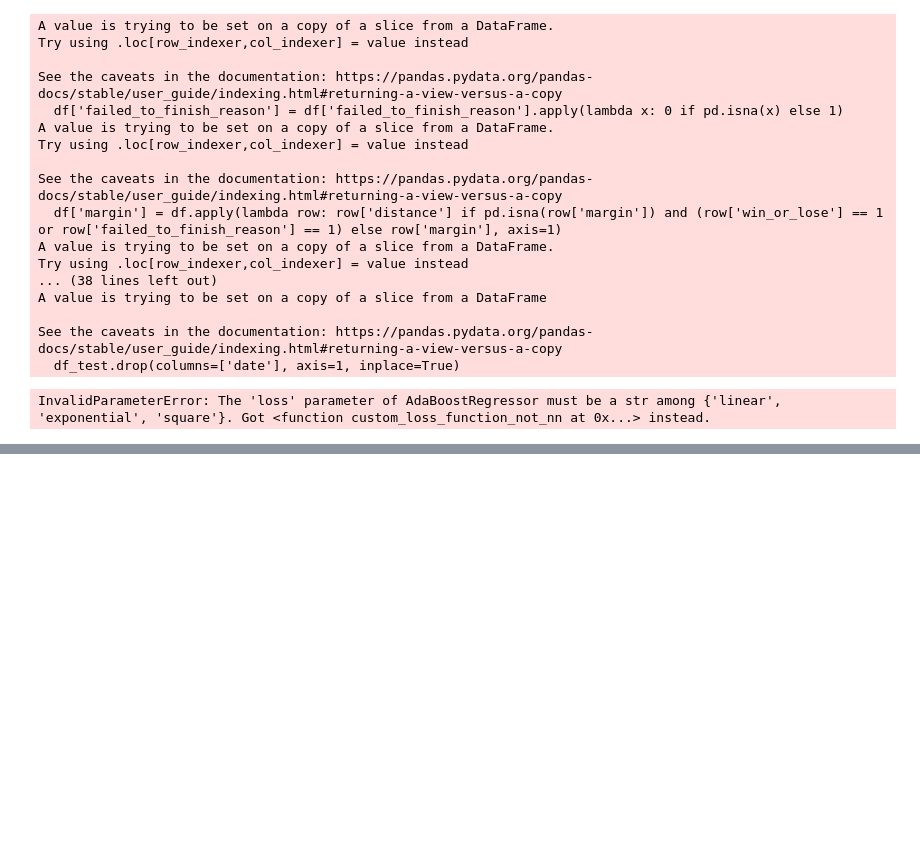
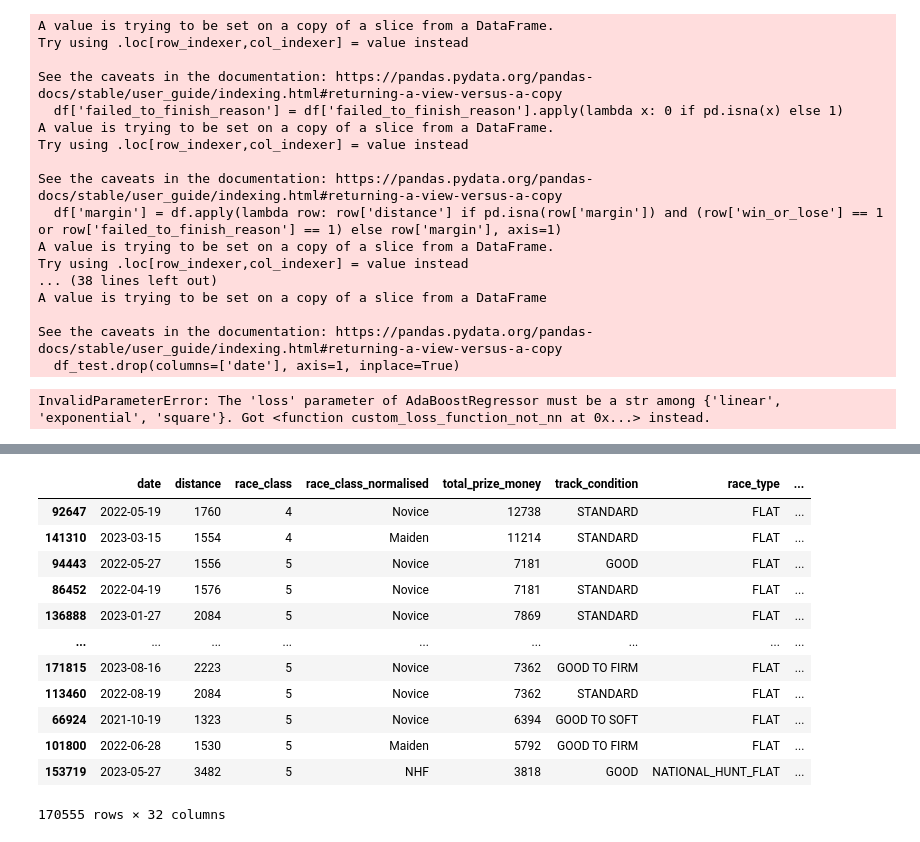
Before and after one commit to Harlequinht/which_horse, a Jupyter notebook: notebook/ML_Regressor_Models_test.ipynb, the cells around one changed output, grey strips where cells are left out. Cells and saved outputs as stored; diff of their text form; code cells hidden in the pictures; blank space fills up the shorter version.

Commit message:
model edits

```diff
--- a/notebook/ML_Regressor_Models_test.ipynb
+++ b/notebook/ML_Regressor_Models_test.ipynb
@@ -90,0 +84,15 @@ InvalidParameterError: The 'loss' parameter of AdaBoostRegressor must be a str a
+# %%
+from pipeline_cleaning import clean_data, transforming_data
+import pandas as pd
+from sklearn.linear_model import LinearRegression, Ridge, Lasso, ElasticNet, SGDRegressor
+from sklearn.neighbors import KNeighborsRegressor
+from sklearn.svm import SVR
+from sklearn.tree import DecisionTreeRegressor
+from sklearn.ensemble import RandomForestRegressor, AdaBoostRegressor, GradientBoostingRegressor
+# from sklearn.model_selection import train_test_split
+
+file_csv = '../raw_data/final_df.csv'
+df_raw_data = pd.read_csv(file_csv)
+# %%
+df_cleaned = clean_data(df_raw_data)
+df_transformed_train, df_transformed_val, df_transformed_test = transforming_data(df_cleaned)
@@ -90,0 +199,2 @@ InvalidParameterError: The 'loss' parameter of AdaBoostRegressor must be a str a
+# %%
+df_cleaned = df_cleaned.sort_values('1_min_', ascending=False)
@@ -90,0 +216,19 @@ InvalidParameterError: The 'loss' parameter of AdaBoostRegressor must be a str a
+# %%
+
+df_cleaned_2 = df_cleaned.sort_values(['15_mins', '10_mins', '5_mins', '3_mins', '2_mins', '1_min_'], ascending=False)
+# %%
+df_cleaned_2
+# %% [output]
+|  | date | distance | race_class | race_class_normalised | total_prize_money | track_condition | race_type | ... |
+| 92647 | 2022-05-19 | 1760 | 4 | Novice | 12738 | STANDARD | FLAT | ... |
+| 141310 | 2023-03-15 | 1554 | 4 | Maiden | 11214 | STANDARD | FLAT | ... |
+| 94443 | 2022-05-27 | 1556 | 5 | Novice | 7181 | GOOD | FLAT | ... |
+| 86452 | 2022-04-19 | 1576 | 5 | Novice | 7181 | STANDARD | FLAT | ... |
+| 136888 | 2023-01-27 | 2084 | 5 | Novice | 7869 | STANDARD | FLAT | ... |
+| ... | ... | ... | ... | ... | ... | ... | ... | ... |
+| 171815 | 2023-08-16 | 2223 | 5 | Novice | 7362 | GOOD TO FIRM | FLAT | ... |
+| 113460 | 2022-08-19 | 2084 | 5 | Novice | 7362 | STANDARD | FLAT | ... |
+| 66924 | 2021-10-19 | 1323 | 5 | Novice | 6394 | GOOD TO SOFT | FLAT | ... |
+| 101800 | 2022-06-28 | 1530 | 5 | Maiden | 5792 | GOOD TO FIRM | FLAT | ... |
+| 153719 | 2023-05-27 | 3482 | 5 | NHF | 3818 | GOOD | NATIONAL_HUNT_FLAT | ... |
+170555 rows × 32 columns
```
Also changed, not shown: parts of 17 cells of this notebook, 7 other files.
